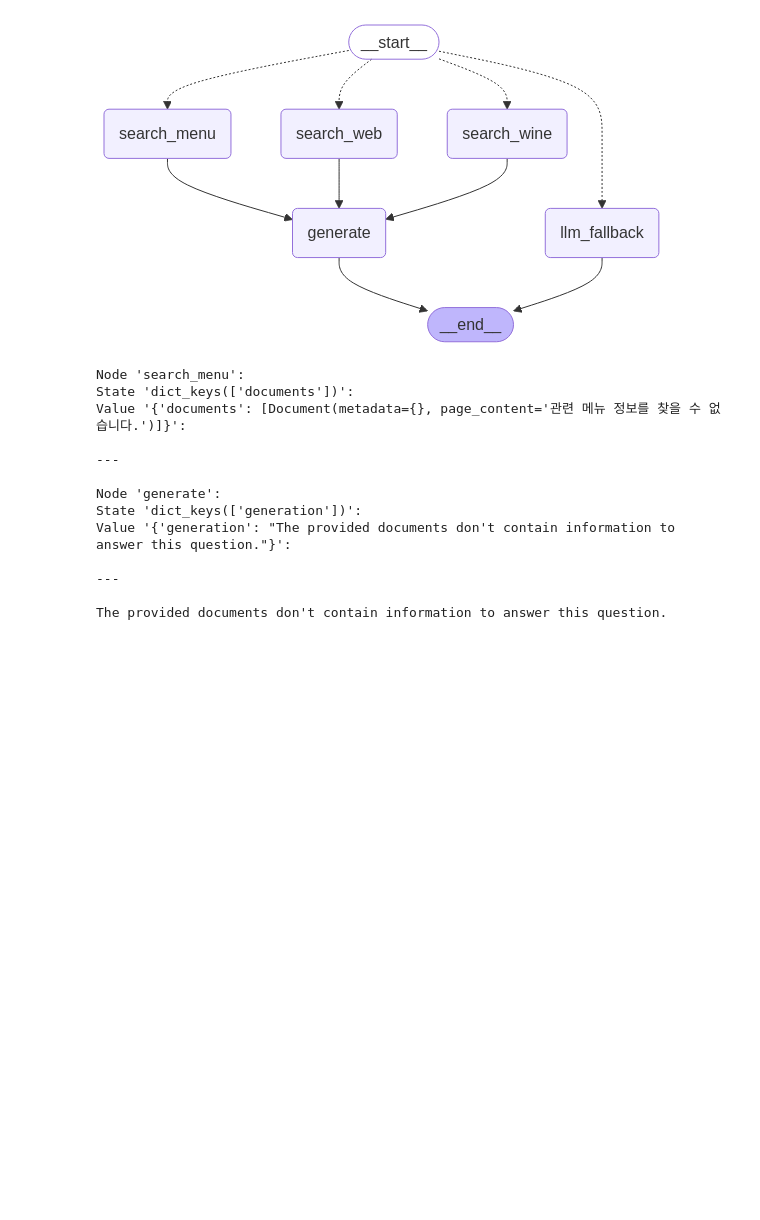
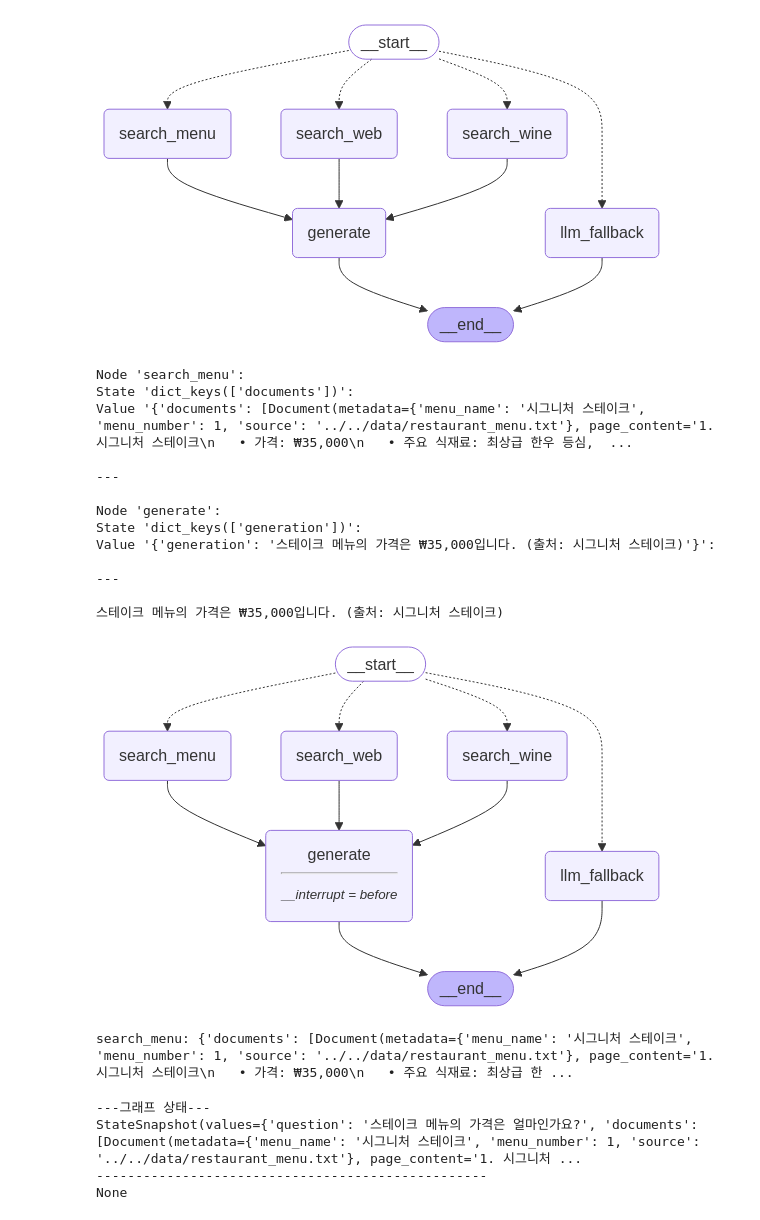
Before and after one commit to phUR99/langgraph_agent, a Jupyter notebook: src/langgraph_agent/05_LangGraph_AgenticRAG.ipynb, the cells around one changed output. Saved outputs shown, nothing was run; the diff lists cells and outputs as text; code cells hidden in the pictures; blank space fills up the shorter version.

```diff
--- a/src/langgraph_agent/05_LangGraph_AgenticRAG.ipynb
+++ b/src/langgraph_agent/05_LangGraph_AgenticRAG.ipynb
@@ -28,7 +28,7 @@ embeddings_model = OllamaEmbeddings(model="bge-m3")
 menu_db = Chroma(
     embedding_function=embeddings_model,
     collection_name="restaurant_menu",
-    persist_directory="./chroma_db",
+    persist_directory="../../chroma_db",
 )
 
 @tool
@@ -352,14 +352,46 @@ print(value["generation"])
 # %% [output]
 Node 'search_menu':
 State 'dict_keys(['documents'])':
-Value '{'documents': [Document(metadata={}, page_content='관련 메뉴 정보를 찾을 수 없습니다.')]}':
+Value '{'documents': [Document(metadata={'menu_name': '시그니처 스테이크', 'menu_number': 1, 'source': '../../data/restaurant_menu.txt'}, page_content='1. 시그니처 스테이크\n   • 가격: ₩35,000\n   • 주요 식재료: 최상급 한우 등심,  ...
 
 ---
 
 Node 'generate':
 State 'dict_keys(['generation'])':
-Value '{'generation': "The provided documents don't contain information to answer this question."}':
+Value '{'generation': '스테이크 메뉴의 가격은 ₩35,000입니다. (출처: 시그니처 스테이크)'}':
 
 ---
 
-The provided documents don't contain information to answer this question.
+스테이크 메뉴의 가격은 ₩35,000입니다. (출처: 시그니처 스테이크)
+# %%
+from langgraph.checkpoint.memory import MemorySaver
+memory = MemorySaver()
+# %%
+adaptive_rag_hitl = builder.compile(checkpointer=memory, interrupt_before=["generate"])
+display(Image(adaptive_rag_hitl.get_graph().draw_mermaid_png()))
+# %% [output]
+[figure, added]
+# %%
+# 도구 사용 전 중단점에서 실행을 멈춤
+
+thread = {"configurable": {"thread_id": "breakpoint_test"}}
+inputs = {"question": "스테이크 메뉴의 가격은 얼마인가요?"}
+for event in adaptive_rag_hitl.stream(inputs, config=thread):
+    for k, v in event.items():
+        # '__end__' 이벤트는 미출력
+        if k != "__end__":
+            print(f"{k}: {v}")  # 이벤트의 키와 값을 함께 출력
+# %% [output]
+search_menu: {'documents': [Document(metadata={'menu_name': '시그니처 스테이크', 'menu_number': 1, 'source': '../../data/restaurant_menu.txt'}, page_content='1. 시그니처 스테이크\n   • 가격: ₩35,000\n   • 주요 식재료: 최상급 한 ...
+# %%
+# 상태 확인
+current_state = adaptive_rag_hitl.get_state(thread)
+print("---그래프 상태---")
+print(current_state)
+print("-"*50)
+print(current_state.values.get("generation"))
+# %% [output]
+---그래프 상태---
+StateSnapshot(values={'question': '스테이크 메뉴의 가격은 얼마인가요?', 'documents': [Document(metadata={'menu_name': '시그니처 스테이크', 'menu_number': 1, 'source': '../../data/restaurant_menu.txt'}, page_content='1. 시그니처 ...
+--------------------------------------------------
+None
```
Also changed, not shown: parts of 49 cells of this notebook, 8 other files.
